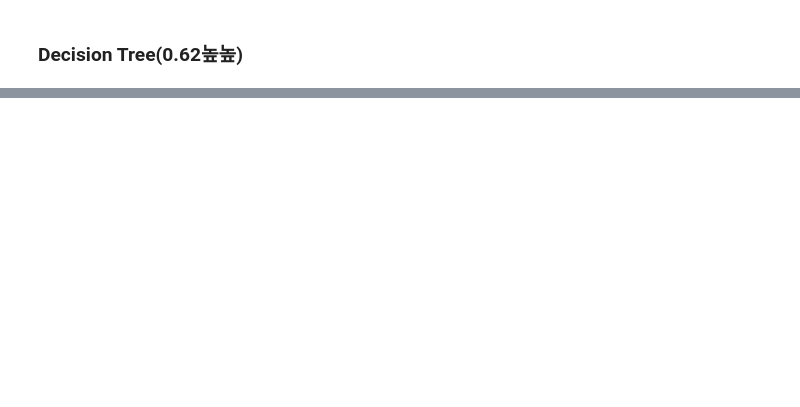
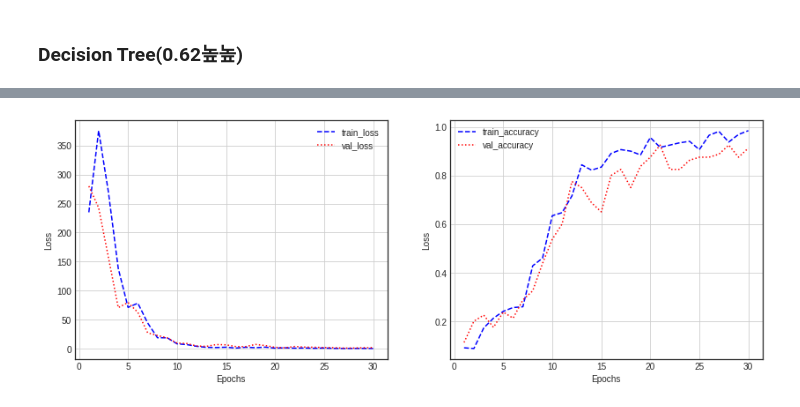
Before and after one commit to EGEG1212/TIL, a Jupyter notebook: 2_오디오분류Audio_Classification.ipynb, the cells around one changed output, grey strips where cells are left out. Drawn from its saved outputs; the diff is of its cells as text; code cells hidden in the pictures; blank space fills up the shorter version.

```diff
--- a/2_오디오분류Audio_Classification.ipynb
+++ b/2_오디오분류Audio_Classification.ipynb
@@ -324,0 +769,14 @@ print(acc)
+# %%
+from keras.utils import to_categorical
+
+mfcc_np = np.array(audio_mfcc, np.float32)
+mfcc_np = mfcc_np.reshape((500, 20 * 173))
+mfcc_array = np.expand_dims(mfcc_np, -1)
+inst_cat = to_categorical(inst_np)
+
+train_x, test_x, train_y, test_y = train_test_split(mfcc_array, inst_cat, test_size=0.2)
+
+print(train_x.shape)
+print(test_x.shape)
+print(train_y.shape)
+print(test_y.shape)
@@ -324,0 +788,23 @@ print(acc)
+# %%
+from keras.models import Sequential, Model
+from keras.layers import Input, Dense
+
+def model_build():
+  model = Sequential()
+
+  input = Input(shape=(3460, ), name='input')
+  output = Dense(512, activation='relu', name='hidden1')(input)
+  output = Dense(256, activation='relu', name='hidden2')(output)
+  output = Dense(128, activation='relu', name='hidden3')(output)
+  output = Dense(10, activation='softmax', name='output')(output)
+
+  model = Model(inputs=[input], outputs=output)
+
+  model.compile(optimizer='adam',
+                loss='categorical_crossentropy',
+                metrics=['acc'])
+
+  return model
+# %%
+model = model_build()
+model.summary()
@@ -324,0 +830,2 @@ print(acc)
+# %%
+history = model.fit(train_x, train_y, epochs=30, batch_size=128, validation_split=0.2)
@@ -324,0 +850,4 @@ print(acc)
+# %%
+plot_history(history.history)
+# %% [output]
+[figure, added]
```
Also changed, not shown: parts of 60 cells of this notebook.
